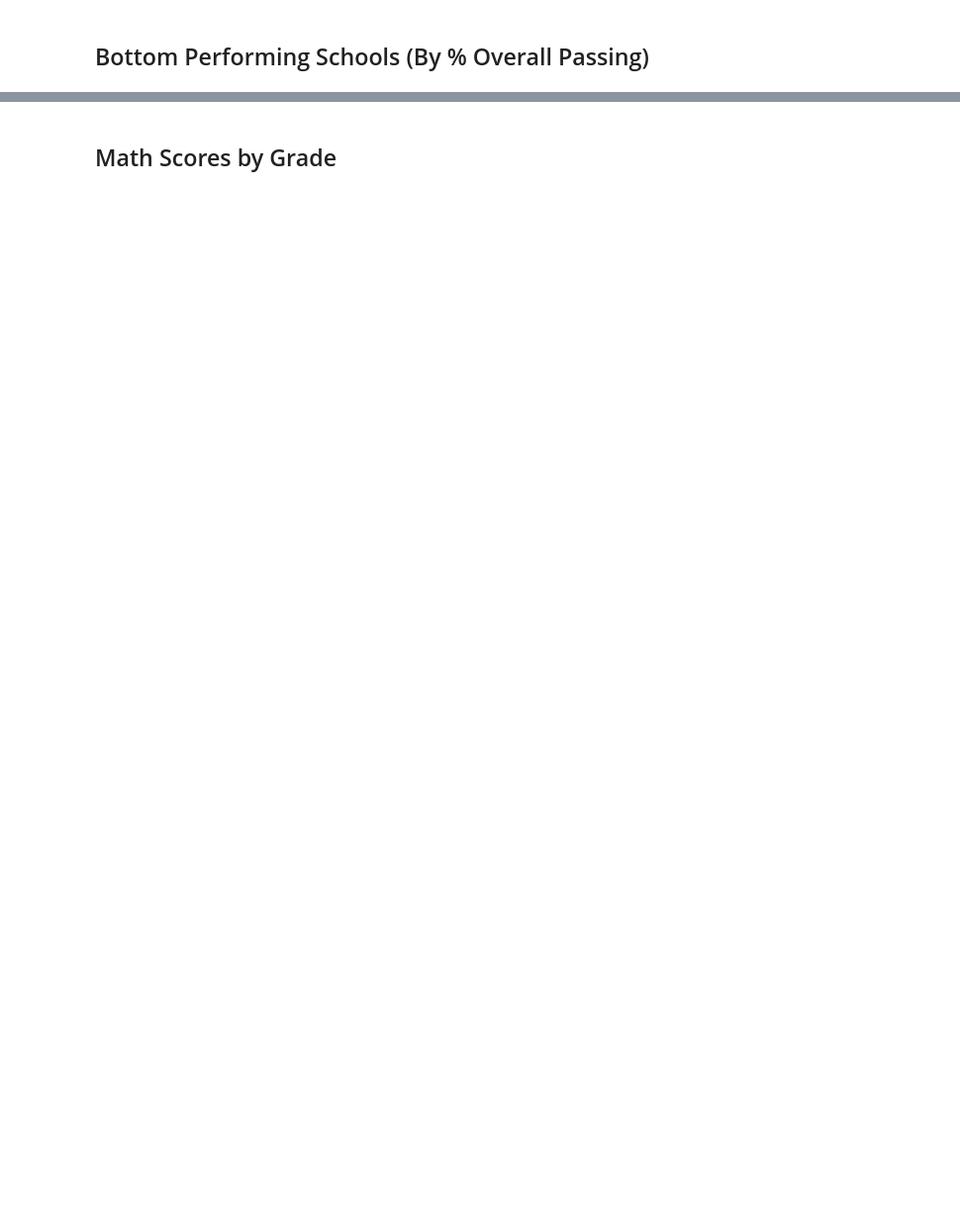
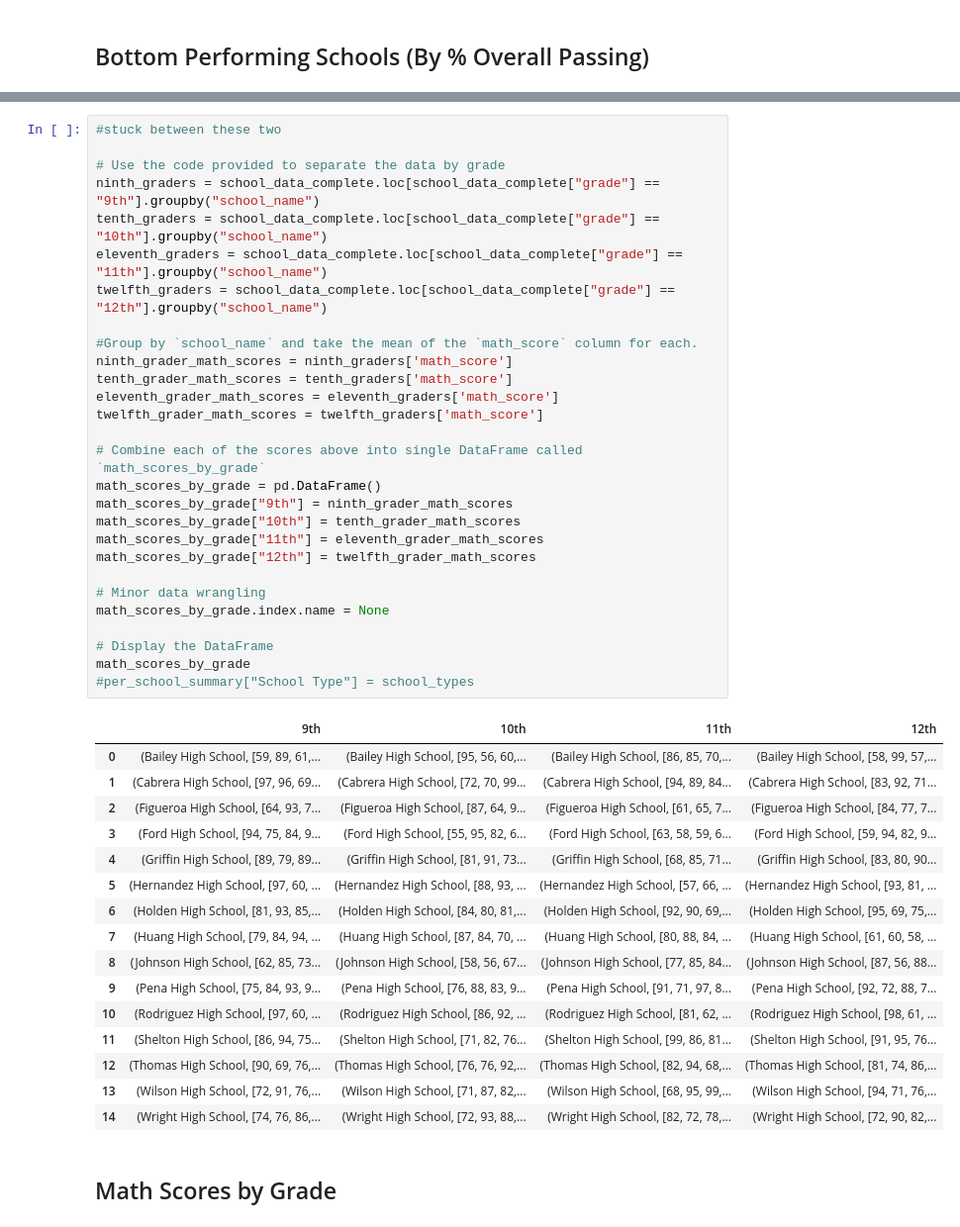
Before and after one commit to Addieryn/pandas_challenge, a Jupyter notebook: PyCitySchools/PyCitySchools_starter.ipynb, the cells around one changed output, grey strips where cells are left out. Shown at 99% size. Drawn from its saved outputs; the diff is of its cells as text; blank space fills up the shorter version.

```diff
--- a/PyCitySchools/PyCitySchools_starter.ipynb
+++ b/PyCitySchools/PyCitySchools_starter.ipynb
@@ -183,3 +375,48 @@ bottom_schools.head(5)
+# %%
+#stuck between these two
+
+# Use the code provided to separate the data by grade
+ninth_graders = school_data_complete.loc[school_data_complete["grade"] == "9th"].groupby("school_name")
+tenth_graders = school_data_complete.loc[school_data_complete["grade"] == "10th"].groupby("school_name")
+eleventh_graders = school_data_complete.loc[school_data_complete["grade"] == "11th"].groupby("school_name")
+twelfth_graders = school_data_complete.loc[school_data_complete["grade"] == "12th"].groupby("school_name")
+
+#Group by `school_name` and take the mean of the `math_score` column for each.
+ninth_grader_math_scores = ninth_graders['math_score']
+tenth_grader_math_scores = tenth_graders['math_score']
+eleventh_grader_math_scores = eleventh_graders['math_score']
+twelfth_grader_math_scores = twelfth_graders['math_score']
+
+# Combine each of the scores above into single DataFrame called `math_scores_by_grade`
+math_scores_by_grade = pd.DataFrame()
+math_scores_by_grade["9th"] = ninth_grader_math_scores
+math_scores_by_grade["10th"] = tenth_grader_math_scores
+math_scores_by_grade["11th"] = eleventh_grader_math_scores
+math_scores_by_grade["12th"] = twelfth_grader_math_scores
+
+# Minor data wrangling
+math_scores_by_grade.index.name = None
+
+# Display the DataFrame
+math_scores_by_grade
+#per_school_summary["School Type"] = school_types
+# %% [output]
+|  | 9th | 10th | 11th | 12th |
+| 0 | (Bailey High School, [59, 89, 61,... | (Bailey High School, [95, 56, 60,... | (Bailey High School, [86, 85, 70,... | (Bailey High School, [58, 99, 57,... |
+| 1 | (Cabrera High School, [97, 96, 69... | (Cabrera High School, [72, 70, 99... | (Cabrera High School, [94, 89, 84... | (Cabrera High School, [83, 92, 71... |
+| 2 | (Figueroa High School, [64, 93, 7... | (Figueroa High School, [87, 64, 9... | (Figueroa High School, [61, 65, 7... | (Figueroa High School, [84, 77, 7... |
+| 3 | (Ford High School, [94, 75, 84, 9... | (Ford High School, [55, 95, 82, 6... | (Ford High School, [63, 58, 59, 6... | (Ford High School, [59, 94, 82, 9... |
+| 4 | (Griffin High School, [89, 79, 89... | (Griffin High School, [81, 91, 73... | (Griffin High School, [68, 85, 71... | (Griffin High School, [83, 80, 90... |
+| 5 | (Hernandez High School, [97, 60, ... | (Hernandez High School, [88, 93, ... | (Hernandez High School, [57, 66, ... | (Hernandez High School, [93, 81, ... |
+| 6 | (Holden High School, [81, 93, 85,... | (Holden High School, [84, 80, 81,... | (Holden High School, [92, 90, 69,... | (Holden High School, [95, 69, 75,... |
+| 7 | (Huang High School, [79, 84, 94, ... | (Huang High School, [87, 84, 70, ... | (Huang High School, [80, 88, 84, ... | (Huang High School, [61, 60, 58, ... |
+| 8 | (Johnson High School, [62, 85, 73... | (Johnson High School, [58, 56, 67... | (Johnson High School, [77, 85, 84... | (Johnson High School, [87, 56, 88... |
+| 9 | (Pena High School, [75, 84, 93, 9... | (Pena High School, [76, 88, 83, 9... | (Pena High School, [91, 71, 97, 8... | (Pena High School, [92, 72, 88, 7... |
+| 10 | (Rodriguez High School, [97, 60, ... | (Rodriguez High School, [86, 92, ... | (Rodriguez High School, [81, 62, ... | (Rodriguez High School, [98, 61, ... |
+| 11 | (Shelton High School, [86, 94, 75... | (Shelton High School, [71, 82, 76... | (Shelton High School, [99, 86, 81... | (Shelton High School, [91, 95, 76... |
+| 12 | (Thomas High School, [90, 69, 76,... | (Thomas High School, [76, 76, 92,... | (Thomas High School, [82, 94, 68,... | (Thomas High School, [81, 74, 86,... |
+| 13 | (Wilson High School, [72, 91, 76,... | (Wilson High School, [71, 87, 82,... | (Wilson High School, [68, 95, 99,... | (Wilson High School, [94, 71, 76,... |
+| 14 | (Wright High School, [74, 76, 86,... | (Wright High School, [72, 93, 88,... | (Wright High School, [82, 72, 78,... | (Wright High School, [72, 90, 82,... |
 # %% [markdown]
 ## Math Scores by Grade
 # %%
```
Also changed, not shown: parts of 34 cells of this notebook.
